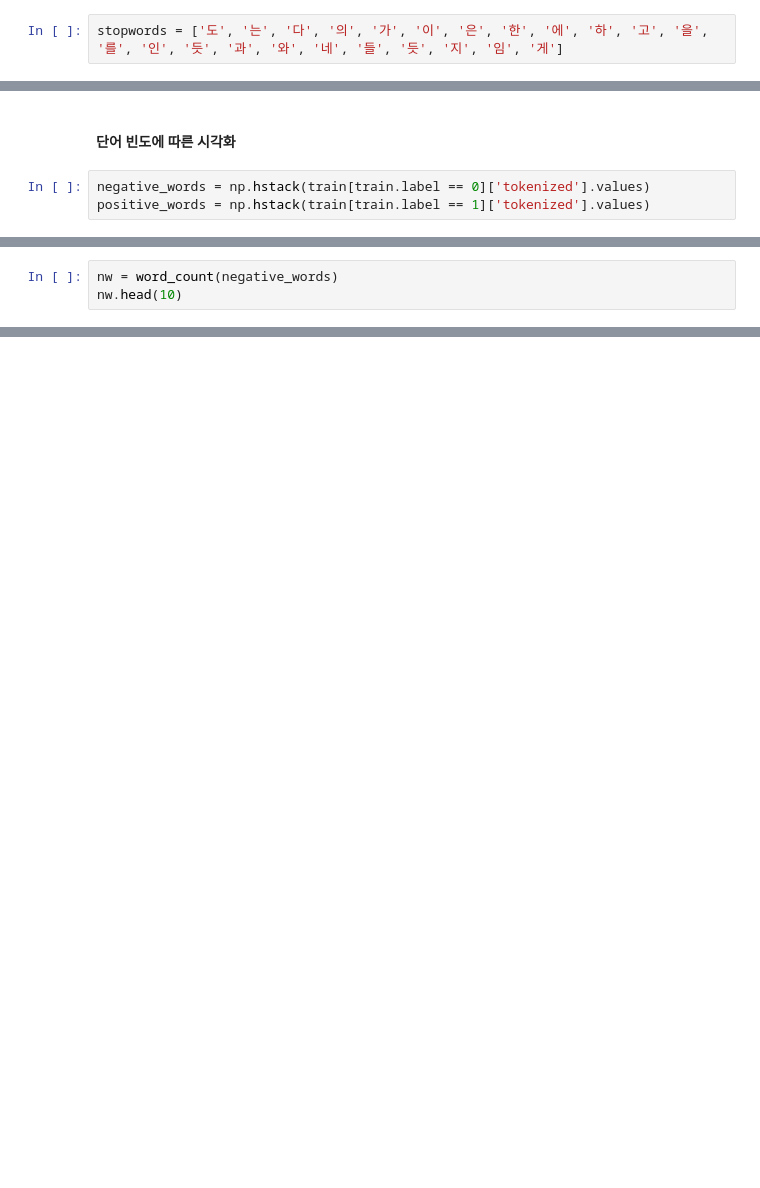
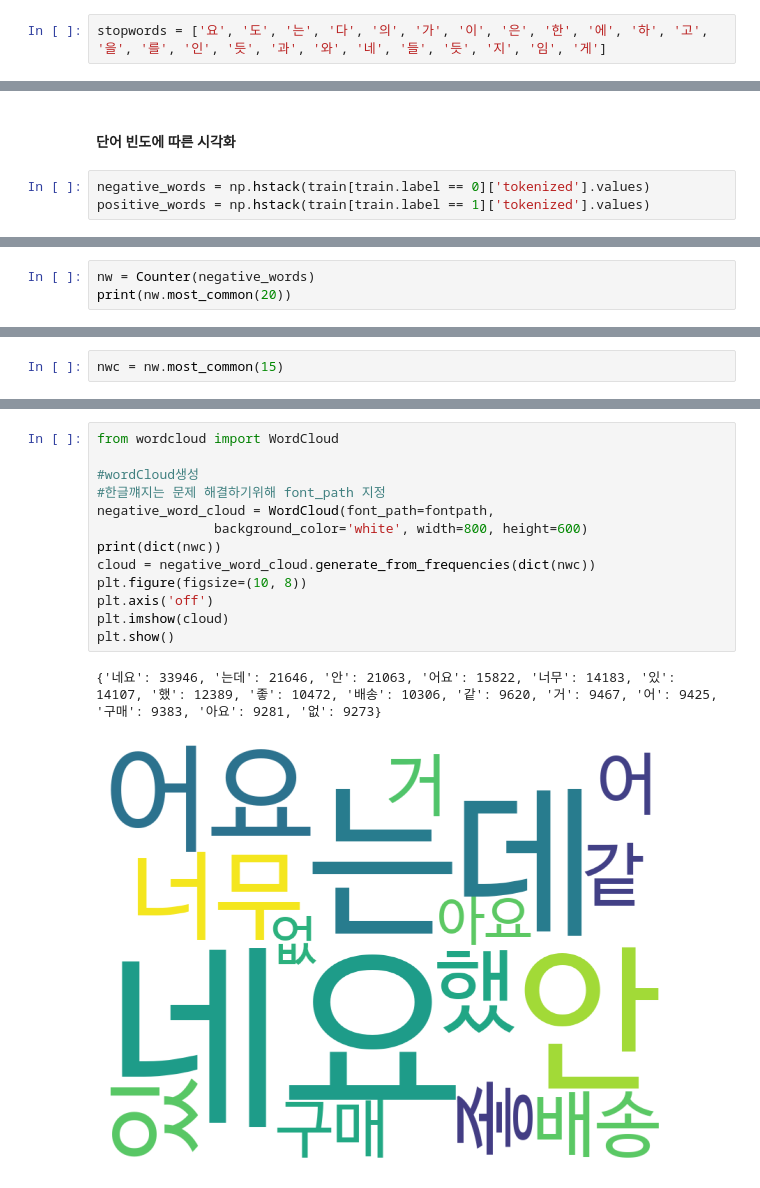
Before and after one commit to threegenie/sentiment_project, a Jupyter notebook: sentiment_project.ipynb, the cells around one changed output, grey strips where cells are left out. Drawn from its saved outputs; the diff is of its cells as text; blank space fills up the shorter version.

Commit message:
make wordcloud

```diff
--- a/sentiment_project.ipynb
+++ b/sentiment_project.ipynb
@@ -132,7 +171,7 @@ test.head()
 # %%
 mecab = Mecab()
 # %%
-stopwords = ['도', '는', '다', '의', '가', '이', '은', '한', '에', '하', '고', '을', '를', '인', '듯', '과', '와', '네', '들', '듯', '지', '임', '게']
+stopwords = ['요', '도', '는', '다', '의', '가', '이', '은', '한', '에', '하', '고', '을', '를', '인', '듯', '과', '와', '네', '들', '듯', '지', '임', '게']
 # %%
 train['tokenized'] = train['reviews'].apply(mecab.morphs)
 train['tokenized'] = train['tokenized'].apply(lambda x: [item for item in x if item not in stopwords])
@@ -207,4 +204,4 @@ def word_count(docs):
 # %%
-nw = word_count(negative_words)
-nw.head(10)
+nw = Counter(negative_words)
+print(nw.most_common(20))
 # %% [output]
@@ -221,0 +209,2 @@ nw.head(10)
+# %%
+nwc = nw.most_common(15)
@@ -222 +217,17 @@ nw.head(10)
+# %%
+from wordcloud import WordCloud
+
+#wordCloud생성
+#한글꺠지는 문제 해결하기위해 font_path 지정
+negative_word_cloud = WordCloud(font_path=fontpath,
+               background_color='white', width=800, height=600)
+print(dict(nwc))
+cloud = negative_word_cloud.generate_from_frequencies(dict(nwc))
+plt.figure(figsize=(10, 8))
+plt.axis('off')
+plt.imshow(cloud)
+plt.show()
+# %% [output]
+{'네요': 33946, '는데': 21646, '안': 21063, '어요': 15822, '너무': 14183, '있': 14107, '했': 12389, '좋': 10472, '배송': 10306, '같': 9620, '거': 9467, '어': 9425, '구매': 9383, '아요': 9281, '없': 9273}
+[figure, added]
 # %%
```
Also changed, not shown: parts of 14 cells of this notebook.
